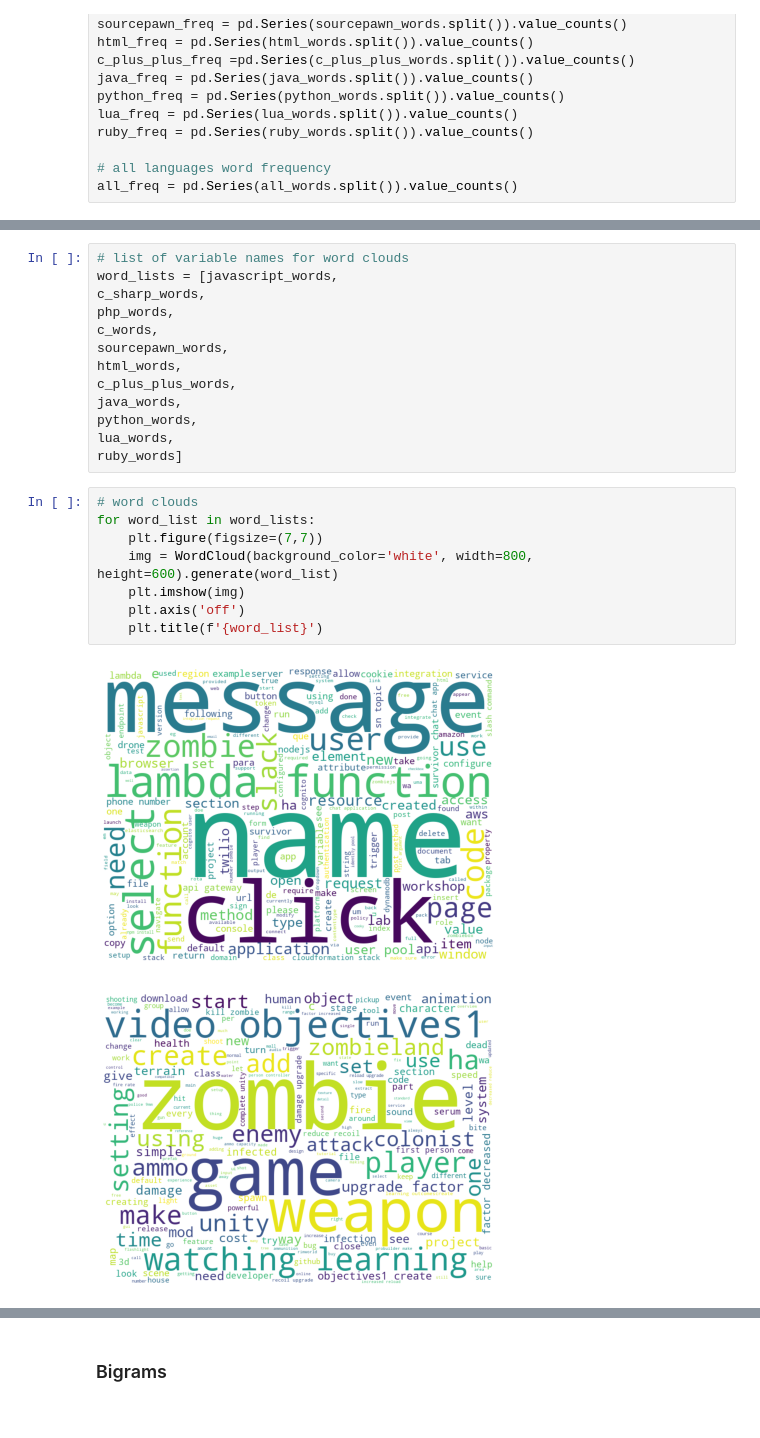
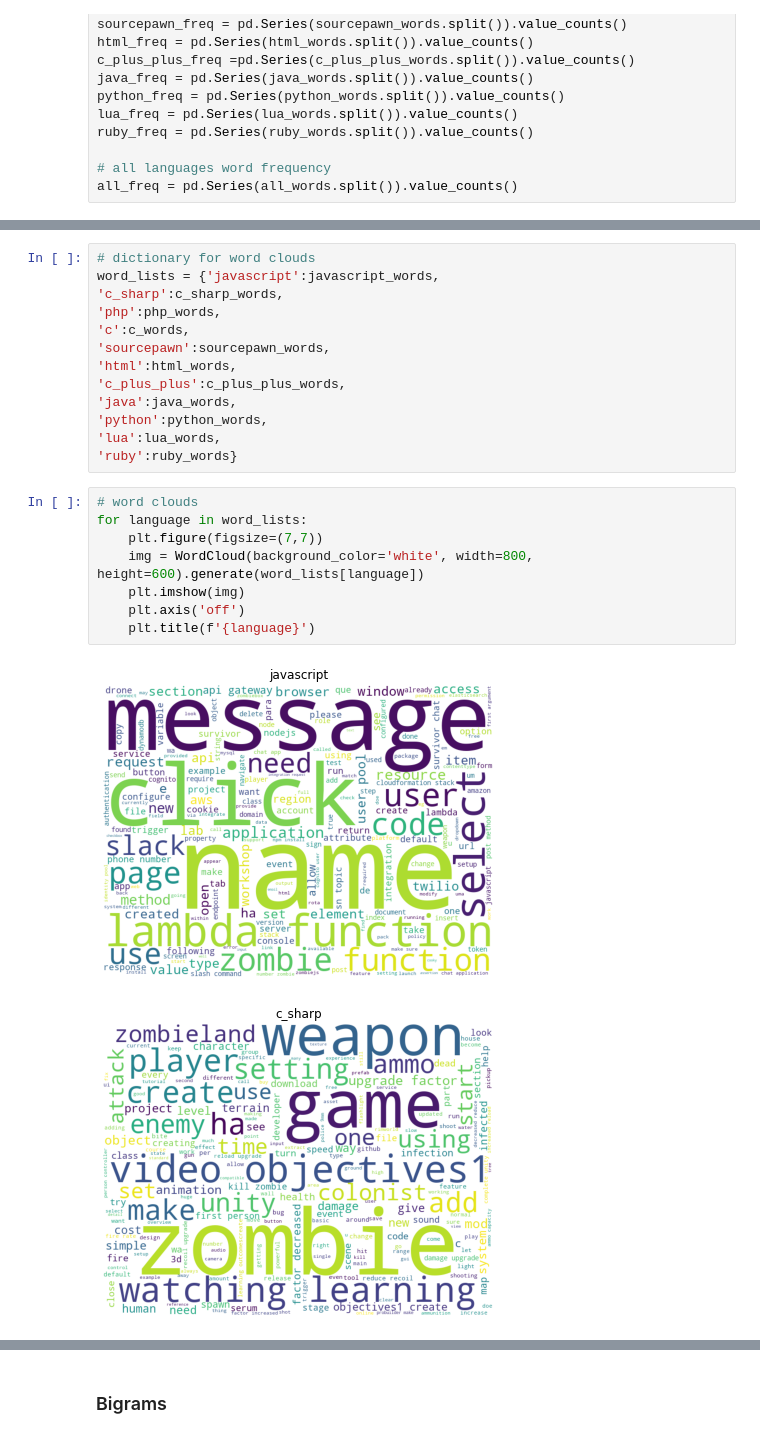
Before and after one commit to NLP-Dream-Team/nlp-project, a Jupyter notebook: wheeler_notebook.ipynb, the cells around one changed output, grey strips where cells are left out. Drawn from its saved outputs; the diff is of its cells as text.

```diff
--- a/wheeler_notebook.ipynb
+++ b/wheeler_notebook.ipynb
@@ -182,24 +327,24 @@ word_counts.head()
 # %%
-# list of variable names for word clouds
-word_lists = [javascript_words,
-c_sharp_words,
-php_words,
-c_words,
-sourcepawn_words,
-html_words,
-c_plus_plus_words,
-java_words,
-python_words,
-lua_words,
-ruby_words]
+# dictionary for word clouds
+word_lists = {'javascript':javascript_words,
+'c_sharp':c_sharp_words,
+'php':php_words,
+'c':c_words,
+'sourcepawn':sourcepawn_words,
+'html':html_words,
+'c_plus_plus':c_plus_plus_words,
+'java':java_words,
+'python':python_words,
+'lua':lua_words,
+'ruby':ruby_words}
 # %%
 # word clouds
-for word_list in word_lists:
+for language in word_lists:
     plt.figure(figsize=(7,7))
-    img = WordCloud(background_color='white', width=800, height=600).generate(word_list)
+    img = WordCloud(background_color='white', width=800, height=600).generate(word_lists[language])
     plt.imshow(img)
     plt.axis('off')
-    plt.title(f'{word_list}')
+    plt.title(f'{language}')
 # %% [output]
-[figure, old version]
+[figure, new version]
-[figure, old version]
+[figure, new version]
```
Also changed, not shown: parts of 50 cells of this notebook.
